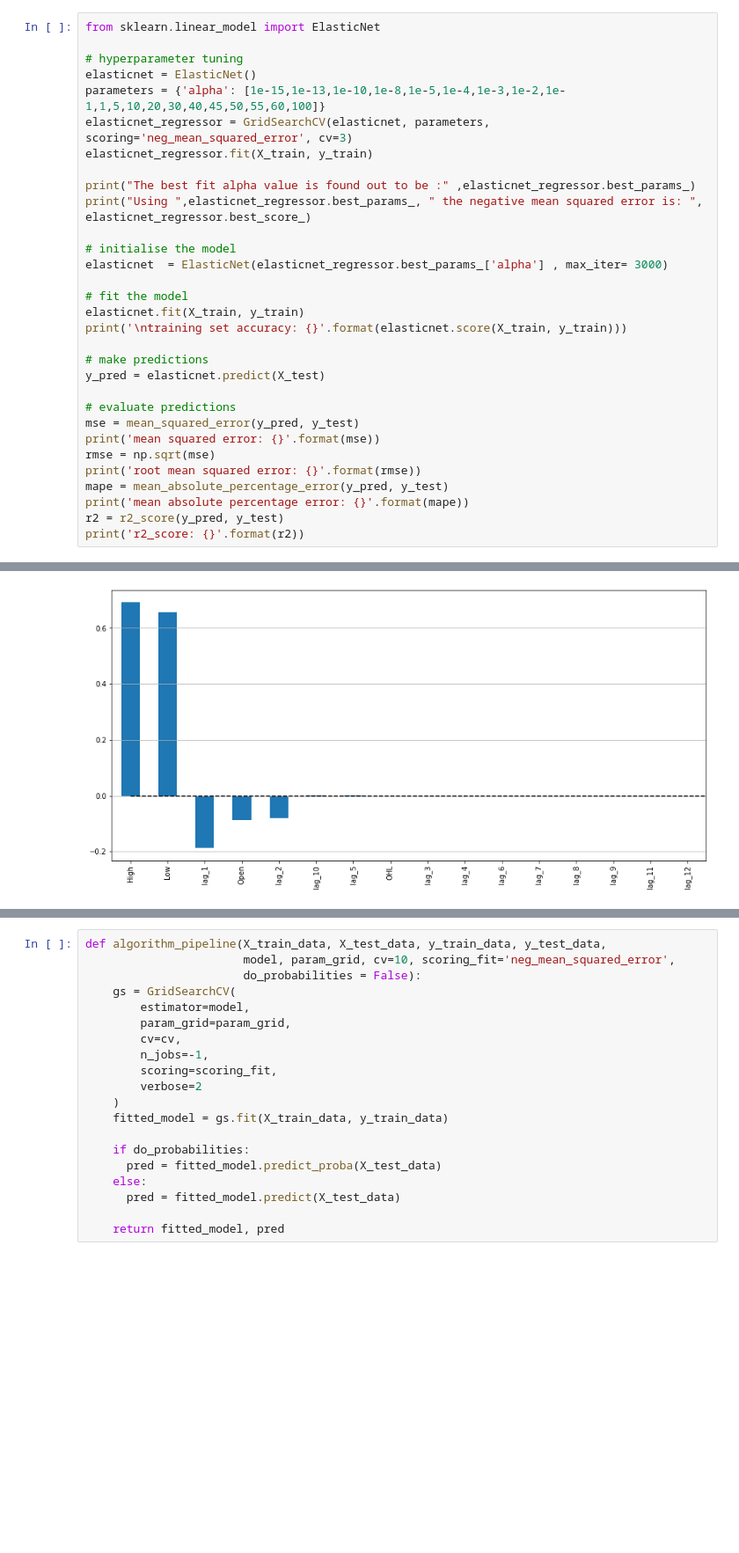
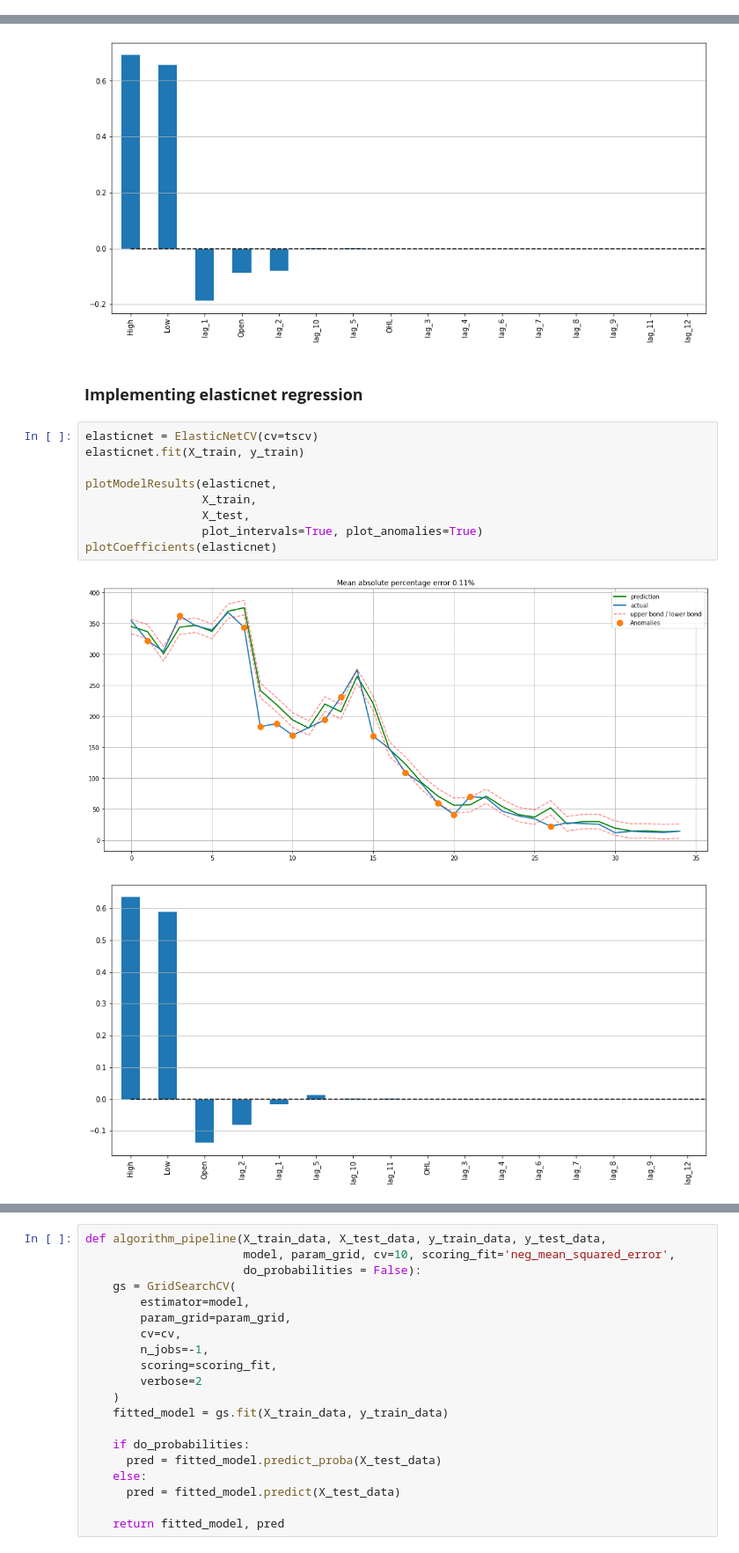
Before and after one commit to Selva-Subramanian/Yes-Bank-Stock-Closing-Price-Prediction, a Jupyter notebook: Yes_Bank_Stock_Closing_Price_Prediction.ipynb, the cells around one changed output, grey strips where cells are left out. Shown at 88% size. Saved outputs shown, nothing was run; the diff lists cells and outputs as text; blank space fills up the shorter version.

```diff
--- a/Yes_Bank_Stock_Closing_Price_Prediction.ipynb
+++ b/Yes_Bank_Stock_Closing_Price_Prediction.ipynb
@@ -324,31 +254,0 @@ r2_score: 0.9843820201265416
-# %%
-from sklearn.linear_model import ElasticNet
-
-# hyperparameter tuning
-elasticnet = ElasticNet()
-parameters = {'alpha': [1e-15,1e-13,1e-10,1e-8,1e-5,1e-4,1e-3,1e-2,1e-1,1,5,10,20,30,40,45,50,55,60,100]}
-elasticnet_regressor = GridSearchCV(elasticnet, parameters, scoring='neg_mean_squared_error', cv=3)
-elasticnet_regressor.fit(X_train, y_train)
-
-print("The best fit alpha value is found out to be :" ,elasticnet_regressor.best_params_)
-print("Using ",elasticnet_regressor.best_params_, " the negative mean squared error is: ", elasticnet_regressor.best_score_)
-
-# initialise the model
-elasticnet  = ElasticNet(elasticnet_regressor.best_params_['alpha'] , max_iter= 3000)
-
-# fit the model
-elasticnet.fit(X_train, y_train)
-print('\ntraining set accuracy: {}'.format(elasticnet.score(X_train, y_train)))
-
-# make predictions
-y_pred = elasticnet.predict(X_test)
-
-# evaluate predictions
-mse = mean_squared_error(y_pred, y_test)
-print('mean squared error: {}'.format(mse))
-rmse = np.sqrt(mse)
-print('root mean squared error: {}'.format(rmse))
-mape = mean_absolute_percentage_error(y_pred, y_test)
-print('mean absolute percentage error: {}'.format(mape))
-r2 = r2_score(y_pred, y_test)
-print('r2_score: {}'.format(r2))
@@ -896,3 +780,17 @@ plotCoefficients(lasso)
 # %% [output]
 [figure]
 [figure]
+# %% [markdown]
+### <b> Implementing elasticnet regression
+# %%
+elasticnet = ElasticNetCV(cv=tscv)
+elasticnet.fit(X_train, y_train)
+
+plotModelResults(elasticnet,
+                 X_train,
+                 X_test,
+                 plot_intervals=True, plot_anomalies=True)
+plotCoefficients(elasticnet)
+# %% [output]
+[figure, added]
+[figure, added]
```
Also changed, not shown: parts of 45 cells of this notebook.
